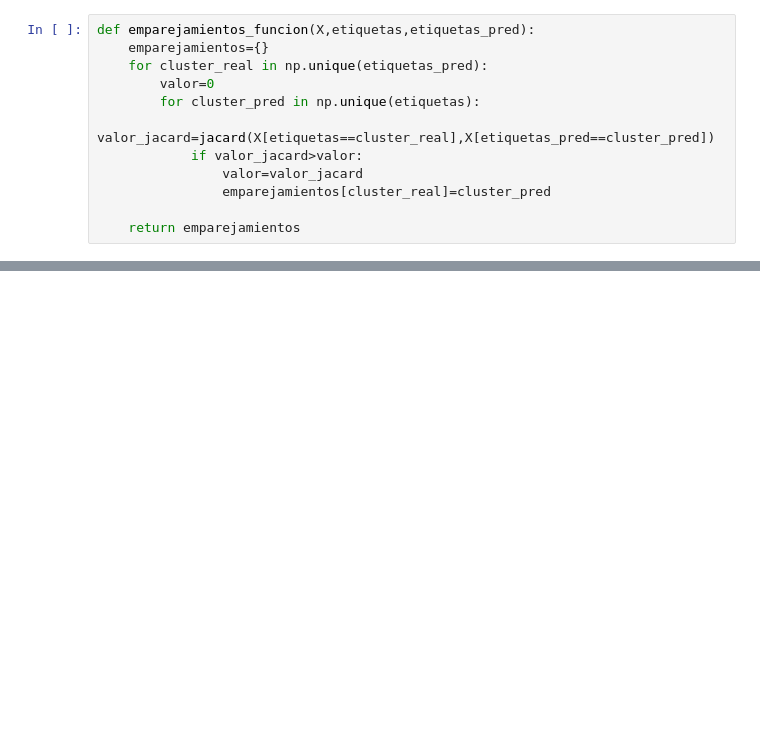
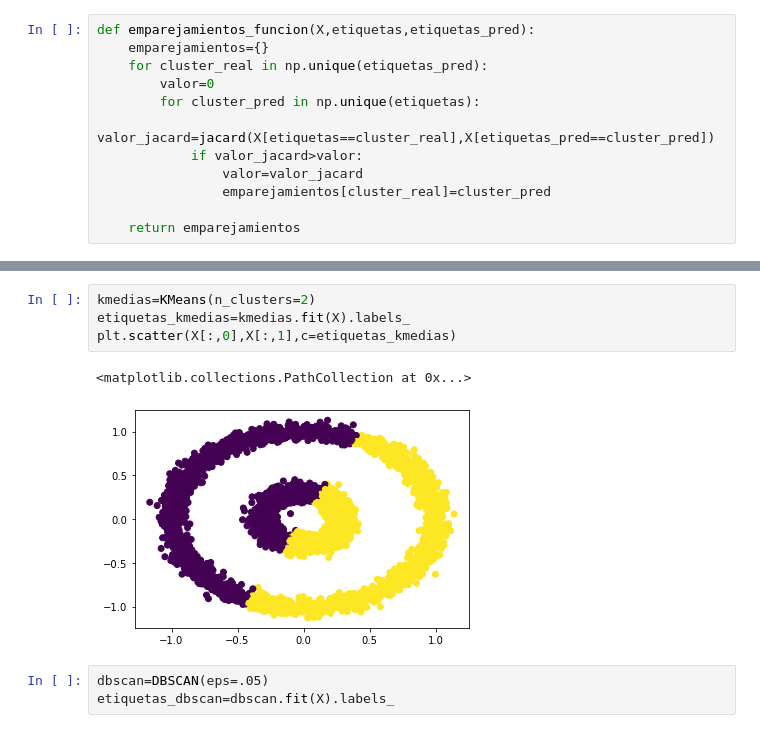
Before and after one commit to felixballestergoytia/Bootcamp_Sep2022, a Jupyter notebook: DBSCAN/dbscan.ipynb, the cells around one changed output, grey strips where cells are left out. Cells and saved outputs as stored; diff of their text form; blank space fills up the shorter version.

Commit message:
DBSCAN

```diff
--- a/DBSCAN/dbscan.ipynb
+++ b/DBSCAN/dbscan.ipynb
@@ -91,0 +120,10 @@ emparejamientos_funcion(X,etiquetas,etiquetas_pred)
+# %%
+kmedias=KMeans(n_clusters=2)
+etiquetas_kmedias=kmedias.fit(X).labels_
+plt.scatter(X[:,0],X[:,1],c=etiquetas_kmedias)
+# %% [output]
+<matplotlib.collections.PathCollection at 0x...>
+[figure, added]
+# %%
+dbscan=DBSCAN(eps=.05)
+etiquetas_dbscan=dbscan.fit(X).labels_
```
Also changed, not shown: parts of 19 cells of this notebook.
